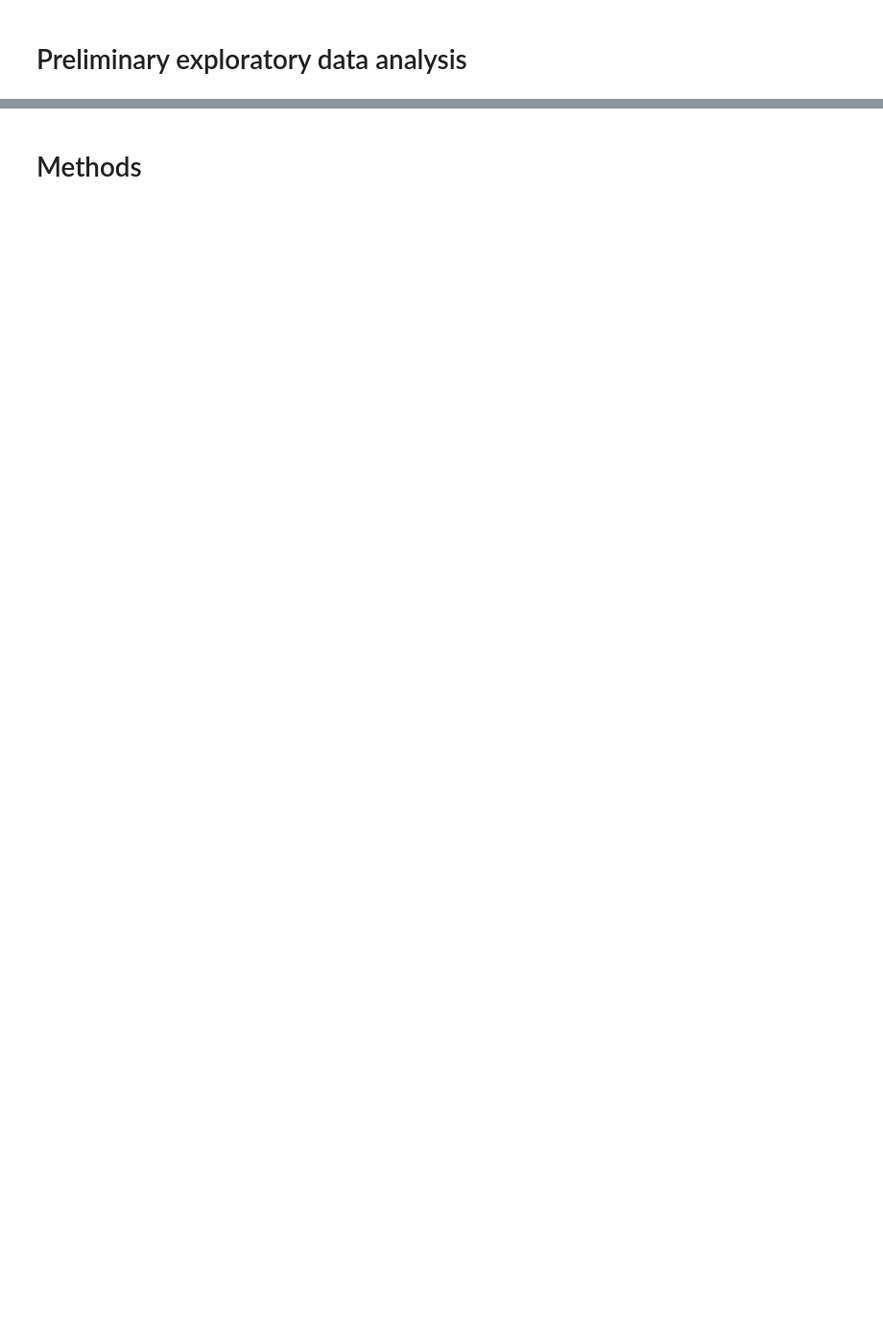
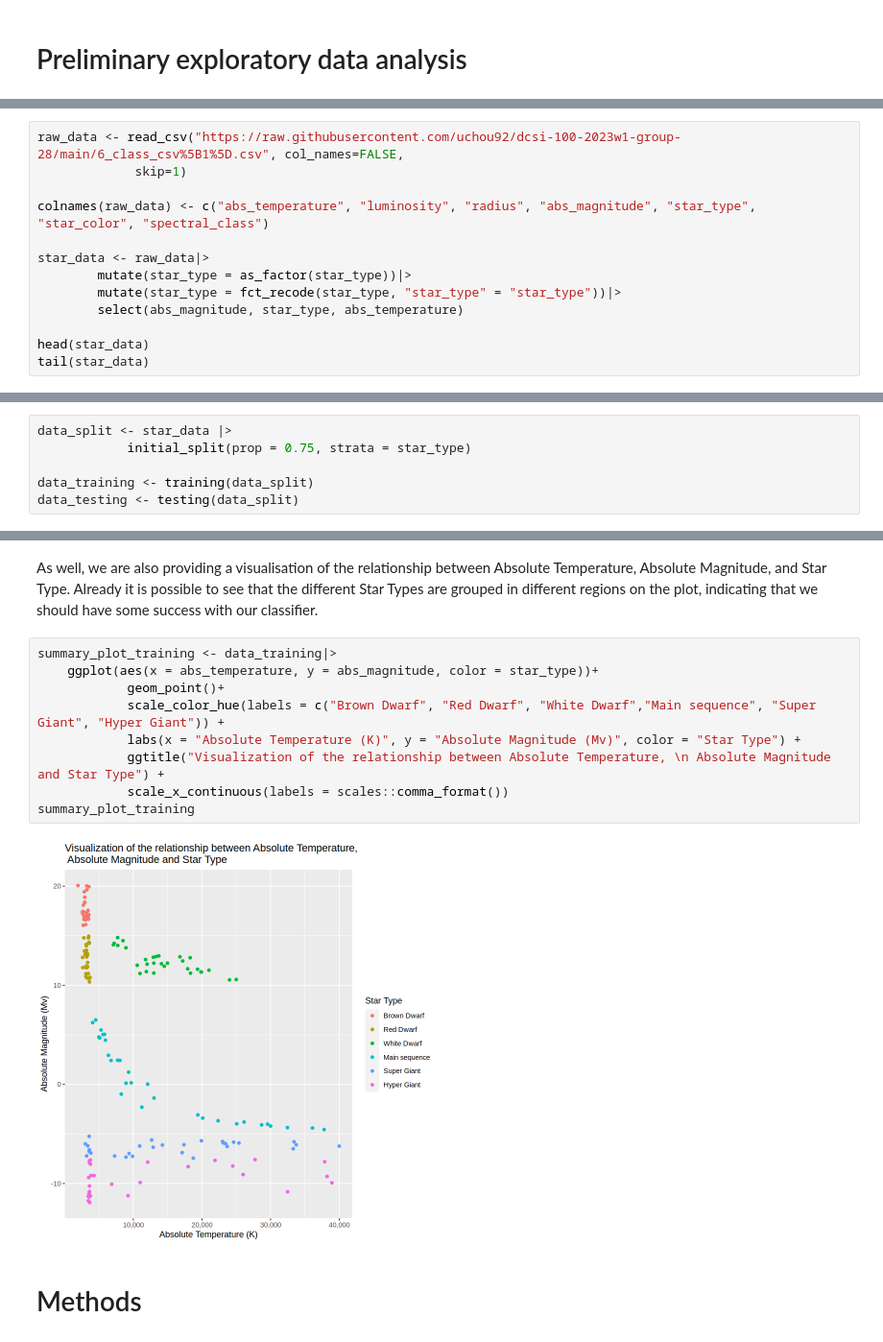
Before and after one commit to uchou92/dcsi-100-2023w1-group-28, a Jupyter notebook: Project_Proposal.ipynb, the cells around one changed output, grey strips where cells are left out. Shown: that part at 96% size. Cells and saved outputs as stored; diff of their text form; blank space fills up the shorter version.

```diff
--- a/Project_Proposal.ipynb
+++ b/Project_Proposal.ipynb
@@ -32,0 +72,13 @@ For the purpose of this classification, we will only be using **temperature**, *
+# %%
+raw_data <- read_csv("https://raw.githubusercontent.com/uchou92/dcsi-100-2023w1-group-28/main/6_class_csv%5B1%5D.csv", col_names=FALSE,
+             skip=1)
+
+colnames(raw_data) <- c("abs_temperature", "luminosity", "radius", "abs_magnitude", "star_type", "star_color", "spectral_class")
+
+star_data <- raw_data|>
+        mutate(star_type = as_factor(star_type))|>
+        mutate(star_type = fct_recode(star_type, "star_type" = "star_type"))|>
+        select(abs_magnitude, star_type, abs_temperature)
+
+head(star_data)
+tail(star_data)
@@ -32,0 +119,6 @@ For the purpose of this classification, we will only be using **temperature**, *
+# %%
+data_split <- star_data |>
+            initial_split(prop = 0.75, strata = star_type)
+
+data_training <- training(data_split)
+data_testing <- testing(data_split)
@@ -33,3 +143,16 @@ For the purpose of this classification, we will only be using **temperature**, *
+# %% [markdown]
+As well, we are also providing a visualisation of the relationship between Absolute Temperature, Absolute Magnitude, and Star Type. Already it is possible to see that the different Star Types are grouped in different regions on the plot, indicating that we should have some success with our classifier.
+# %%
+summary_plot_training <- data_training|>
+    ggplot(aes(x = abs_temperature, y = abs_magnitude, color = star_type))+
+            geom_point()+
+            scale_color_hue(labels = c("Brown Dwarf", "Red Dwarf", "White Dwarf","Main sequence", "Super Giant", "Hyper Giant")) +
+            labs(x = "Absolute Temperature (K)", y = "Absolute Magnitude (Mv)", color = "Star Type") +
+            ggtitle("Visualization of the relationship between Absolute Temperature, \n Absolute Magnitude and Star Type") +
+            scale_x_continuous(labels = scales::comma_format())
+summary_plot_training
+# %% [output]
+[figure, added]
 # %% [markdown]
 # Methods
 # %% [markdown]
```
Also changed, not shown: parts of 12 cells of this notebook.
